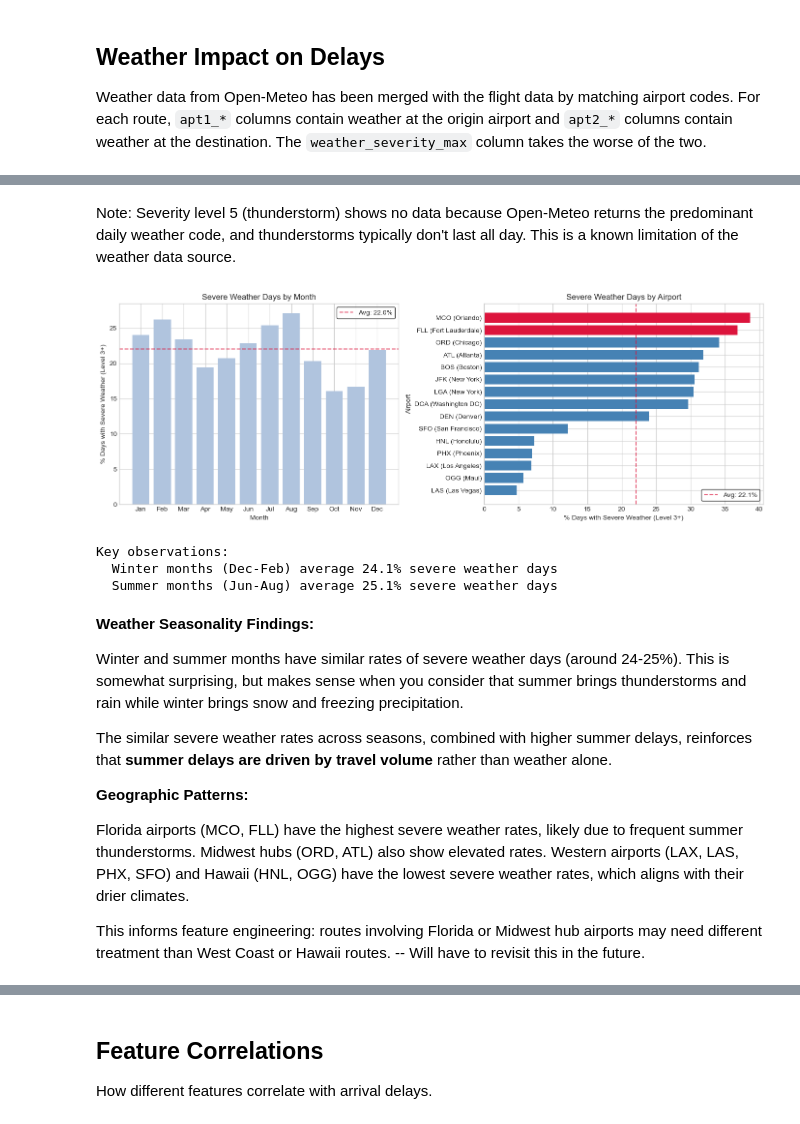
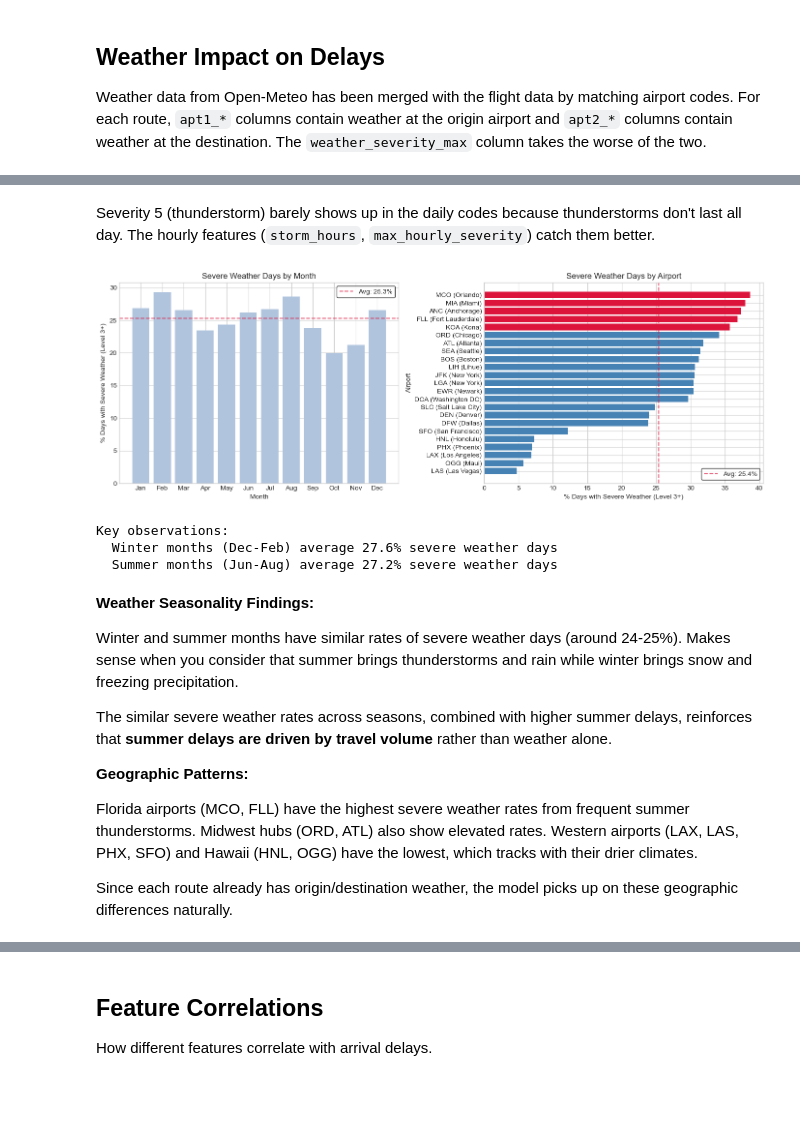
Before and after one commit to tisyasharma/flight-delay-forecasting, a Jupyter notebook: notebooks/01_eda.ipynb, the cells around one changed output, grey strips where cells are left out. Drawn from its saved outputs; the diff is of its cells as text; code cells hidden in the pictures; blank space fills up the shorter version.

Commit message:
delay patterns and weather EDA

```diff
--- a/notebooks/01_eda.ipynb
+++ b/notebooks/01_eda.ipynb
@@ -310,5 +308,5 @@ plt.show()
 # %% [markdown]
-Note: Severity level 5 (thunderstorm) shows no data because Open-Meteo returns the predominant daily weather code, and thunderstorms typically don't last all day. This is a known limitation of the weather data source.
+Severity 5 (thunderstorm) barely shows up in the daily codes because thunderstorms don't last all day. The hourly features (`storm_hours`, `max_hourly_severity`) catch them better.
 # %%
 # Weather patterns by month and by airport
 # Load weather data directly to analyze patterns independent of routes
@@ -332,7 +330,15 @@ airport_cities = {
     'PHX': 'PHX (Phoenix)',
     'LAX': 'LAX (Los Angeles)',
     'OGG': 'OGG (Maui)',
-    'LAS': 'LAS (Las Vegas)'
+    'LAS': 'LAS (Las Vegas)',
+    'DFW': 'DFW (Dallas)',
+    'EWR': 'EWR (Newark)',
+    'MIA': 'MIA (Miami)',
+    'SEA': 'SEA (Seattle)',
+    'SLC': 'SLC (Salt Lake City)',
+    'ANC': 'ANC (Anchorage)',
+    'KOA': 'KOA (Kona)',
+    'LIH': 'LIH (Lihue)'
 }
 
 fig, (ax1, ax2) = plt.subplots(1, 2, figsize=(14, 5))
@@ -350,49 +356,49 @@ ax1.set_xticks(range(1, 13))
 ax1.set_xticklabels(month_names)
 ax1.set_xlabel('Month')
 ax1.set_ylabel('% Days with Severe Weather (Level 3+)')
 ax1.set_title('Severe Weather Days by Month')
 ax1.axhline(y=monthly_severe_pct.mean(), color='crimson', linestyle='--', alpha=0.7, label=f'Avg: {monthly_severe_pct.mean():.1f}%')
 ax1.legend(frameon=True, edgecolor='black')
 
 # Severe weather by airport
 airport_severe = weather_df[weather_df['severity'] >= 3].groupby('airport').size()
 airport_total = weather_df.groupby('airport').size()
 airport_severe_pct = (airport_severe / airport_total * 100).fillna(0).sort_values(ascending=True)
 
 # map airport codes to include city names
 airport_labels = [airport_cities.get(apt, apt) for apt in airport_severe_pct.index]
 
 colors_apt = ['crimson' if pct >= 35 else 'steelblue' for pct in airport_severe_pct.values]
 ax2.barh(airport_labels, airport_severe_pct.values, color=colors_apt)
 ax2.set_xlabel('% Days with Severe Weather (Level 3+)')
 ax2.set_ylabel('Airport')
 ax2.set_title('Severe Weather Days by Airport')
 ax2.axvline(x=airport_severe_pct.mean(), color='crimson', linestyle='--', alpha=0.7, label=f'Avg: {airport_severe_pct.mean():.1f}%')
 ax2.legend(frameon=True, edgecolor='black')
 
 plt.tight_layout()
 plt.show()
 
 print(f"\nKey observations:")
 print(f"  Winter months (Dec-Feb) average {monthly_severe_pct[[12, 1, 2]].mean():.1f}% severe weather days")
 print(f"  Summer months (Jun-Aug) average {monthly_severe_pct[[6, 7, 8]].mean():.1f}% severe weather days")
 # %% [output]
-[figure, old version]
+[figure, new version]
 Key observations:
-  Winter months (Dec-Feb) average 24.1% severe weather days
-  Summer months (Jun-Aug) average 25.1% severe weather days
+  Winter months (Dec-Feb) average 27.6% severe weather days
+  Summer months (Jun-Aug) average 27.2% severe weather days
 # %% [markdown]
 **Weather Seasonality Findings:**
 
-Winter and summer months have similar rates of severe weather days (around 24-25%). This is somewhat surprising, but makes sense when you consider that summer brings thunderstorms and rain while winter brings snow and freezing precipitation.
+Winter and summer months have similar rates of severe weather days (around 24-25%). Makes sense when you consider that summer brings thunderstorms and rain while winter brings snow and freezing precipitation.
 
 The similar severe weather rates across seasons, combined with higher summer delays, reinforces that **summer delays are driven by travel volume** rather than weather alone.
 
 **Geographic Patterns:**
 
-Florida airports (MCO, FLL) have the highest severe weather rates, likely due to frequent summer thunderstorms. Midwest hubs (ORD, ATL) also show elevated rates. Western airports (LAX, LAS, PHX, SFO) and Hawaii (HNL, OGG) have the lowest severe weather rates, which aligns with their drier climates.
+Florida airports (MCO, FLL) have the highest severe weather rates from frequent summer thunderstorms. Midwest hubs (ORD, ATL) also show elevated rates. Western airports (LAX, LAS, PHX, SFO) and Hawaii (HNL, OGG) have the lowest, which tracks with their drier climates.
 
-This informs feature engineering: routes involving Florida or Midwest hub airports may need different treatment than West Coast or Hawaii routes. -- Will have to revisit this in the future.
+Since each route already has origin/destination weather, the model picks up on these geographic differences naturally.
 # %%
 condition_counts = weather_df['condition'].value_counts()
 
```
Also changed, not shown: parts of 15 cells of this notebook.
